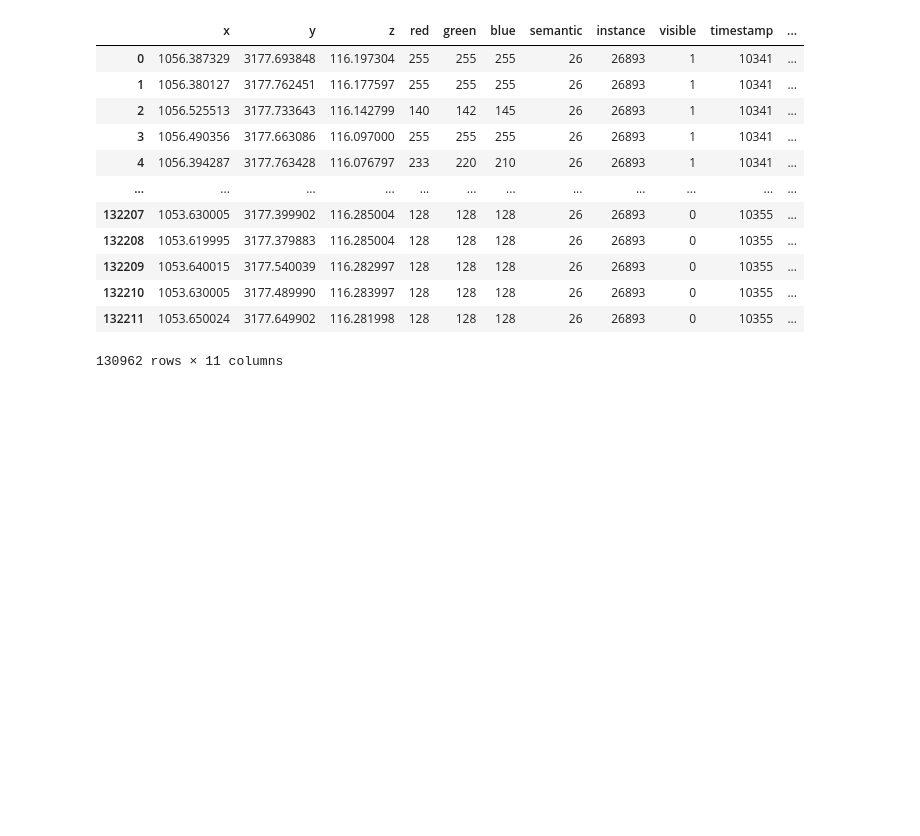
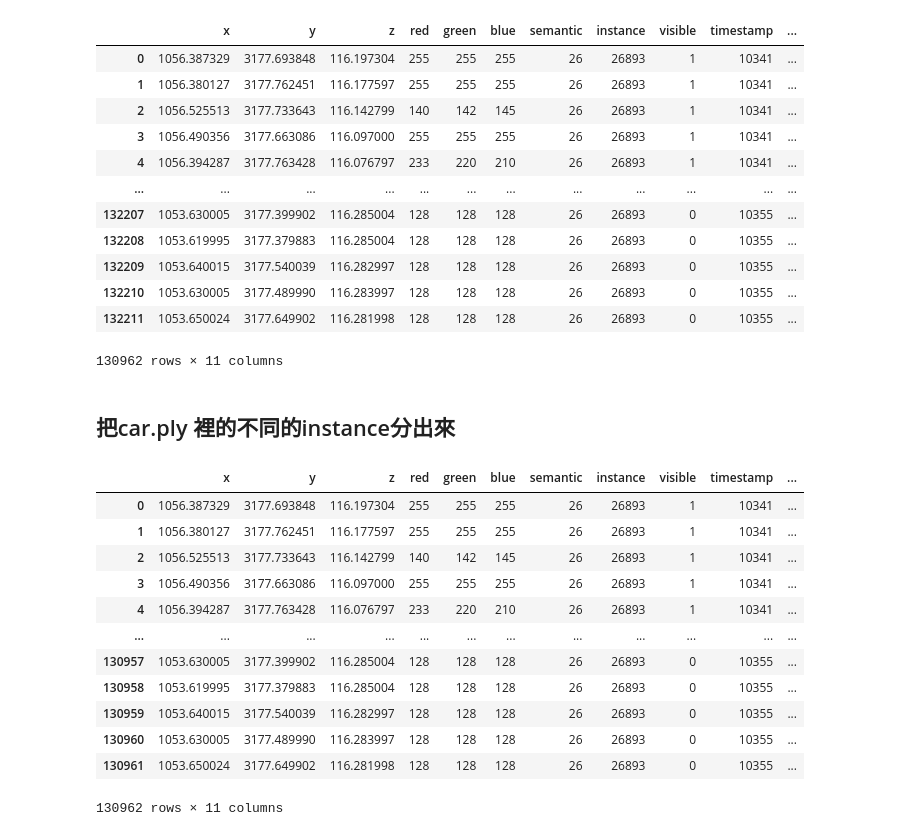
Before and after one commit to MarkLai0317/dynamic-ICP, a Jupyter notebook: KITTI_data_parser/ply_parser.ipynb, the cells around one changed output. Saved outputs shown, nothing was run; the diff lists cells and outputs as text; code cells hidden in the pictures; blank space fills up the shorter version.

```diff
--- a/KITTI_data_parser/ply_parser.ipynb
+++ b/KITTI_data_parser/ply_parser.ipynb
@@ -124,3 +160,22 @@ def interactivePlot(df):
 def has_car(df):
     rows_with_13 = df[df['semantic'] == 13]
     return rows_with_13
+# %% [markdown]
+## 把car.ply 裡的不同的instance分出來
+# %%
+car_df = read_ply_to_dataframe("./car_point_cloud/car.ply")
+car_df
+# %% [output]
+|  | x | y | z | red | green | blue | semantic | instance | visible | timestamp | ... |
+| 0 | 1056.387329 | 3177.693848 | 116.197304 | 255 | 255 | 255 | 26 | 26893 | 1 | 10341 | ... |
+| 1 | 1056.380127 | 3177.762451 | 116.177597 | 255 | 255 | 255 | 26 | 26893 | 1 | 10341 | ... |
+| 2 | 1056.525513 | 3177.733643 | 116.142799 | 140 | 142 | 145 | 26 | 26893 | 1 | 10341 | ... |
+| 3 | 1056.490356 | 3177.663086 | 116.097000 | 255 | 255 | 255 | 26 | 26893 | 1 | 10341 | ... |
+| 4 | 1056.394287 | 3177.763428 | 116.076797 | 233 | 220 | 210 | 26 | 26893 | 1 | 10341 | ... |
+| ... | ... | ... | ... | ... | ... | ... | ... | ... | ... | ... | ... |
+| 130957 | 1053.630005 | 3177.399902 | 116.285004 | 128 | 128 | 128 | 26 | 26893 | 0 | 10355 | ... |
+| 130958 | 1053.619995 | 3177.379883 | 116.285004 | 128 | 128 | 128 | 26 | 26893 | 0 | 10355 | ... |
+| 130959 | 1053.640015 | 3177.540039 | 116.282997 | 128 | 128 | 128 | 26 | 26893 | 0 | 10355 | ... |
+| 130960 | 1053.630005 | 3177.489990 | 116.283997 | 128 | 128 | 128 | 26 | 26893 | 0 | 10355 | ... |
+| 130961 | 1053.650024 | 3177.649902 | 116.281998 | 128 | 128 | 128 | 26 | 26893 | 0 | 10355 | ... |
+130962 rows × 11 columns
```
Also changed, not shown: parts of 25 cells of this notebook, 24 other files.
